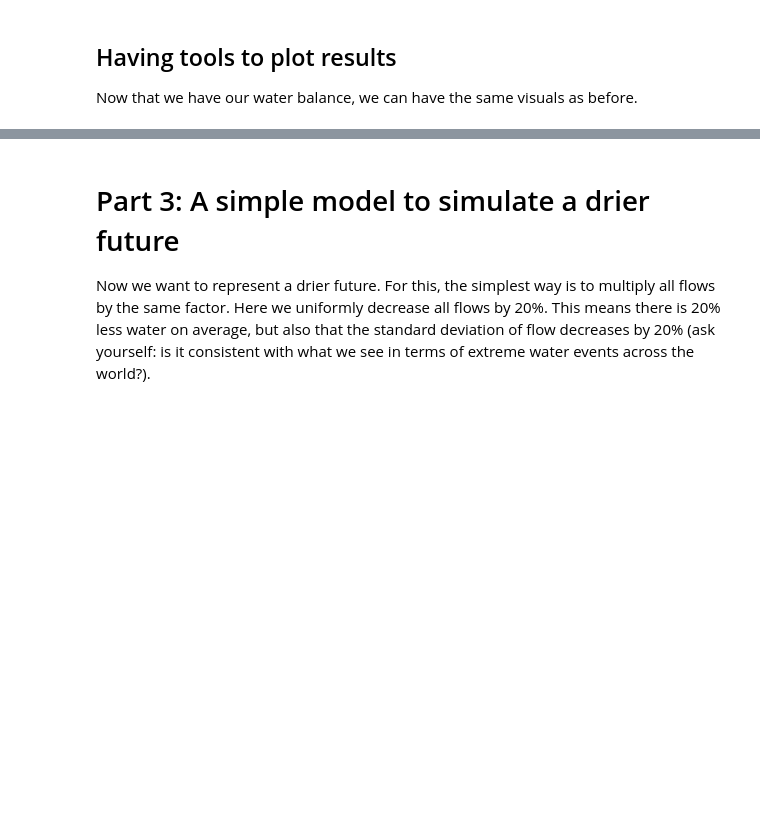
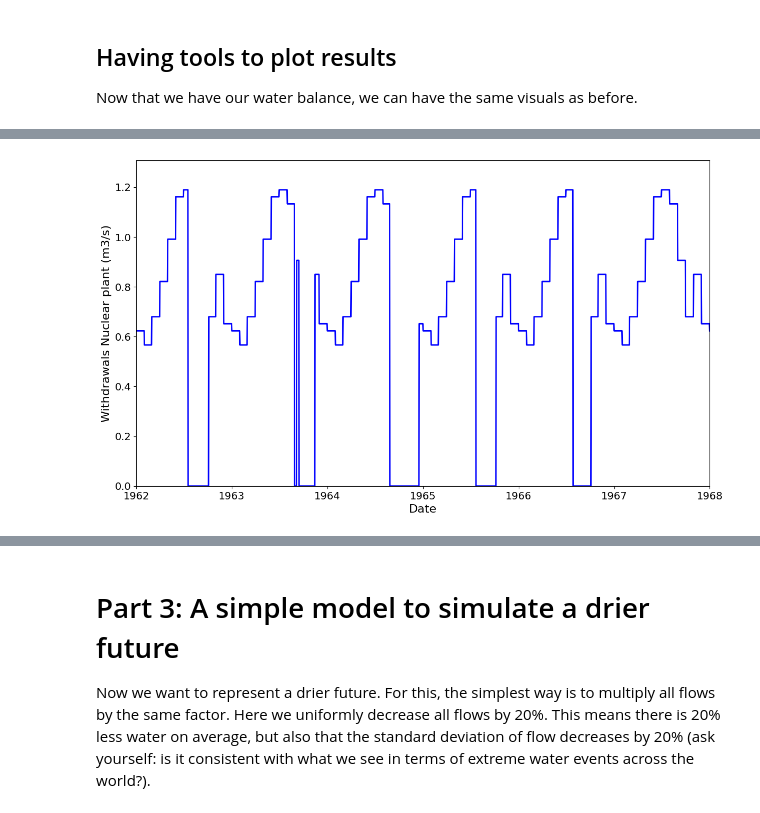
Before and after one commit to charlesrouge/civx782, a Jupyter notebook: tutorials/3-Simulating_climate_change.ipynb, the cells around one changed output, grey strips where cells are left out. Drawn from its saved outputs; the diff is of its cells as text; code cells hidden in the pictures; blank space fills up the shorter version.

```diff
--- a/tutorials/3-Simulating_climate_change.ipynb
+++ b/tutorials/3-Simulating_climate_change.ipynb
@@ -61,3 +91,11 @@ fig = visuals.storage_timeseries(reservoir=conowingo,
+# %%
+# Plotting water flows, e.g., nuclear plant withdrawals
+fig = visuals.flow_timeseries(balance=historical_balance,
+                              flux_name='Withdrawals Nuclear plant',
+                              first_date=datetime.date(1962, 1, 1),
+                              last_date=datetime.date(1968, 1, 1))
+# %% [output]
+[figure, added]
 # %%
 # Outflows
 fig = visuals.flow_timeseries(balance=historical_balance,
```
Also changed, not shown: parts of 21 cells of this notebook.
